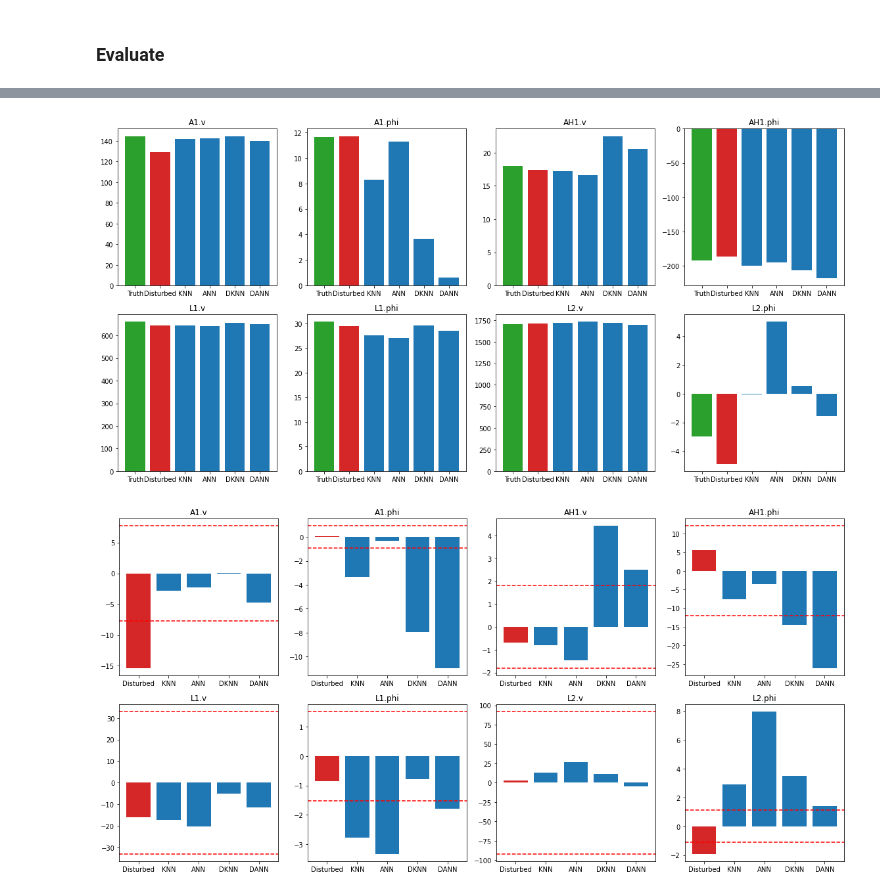
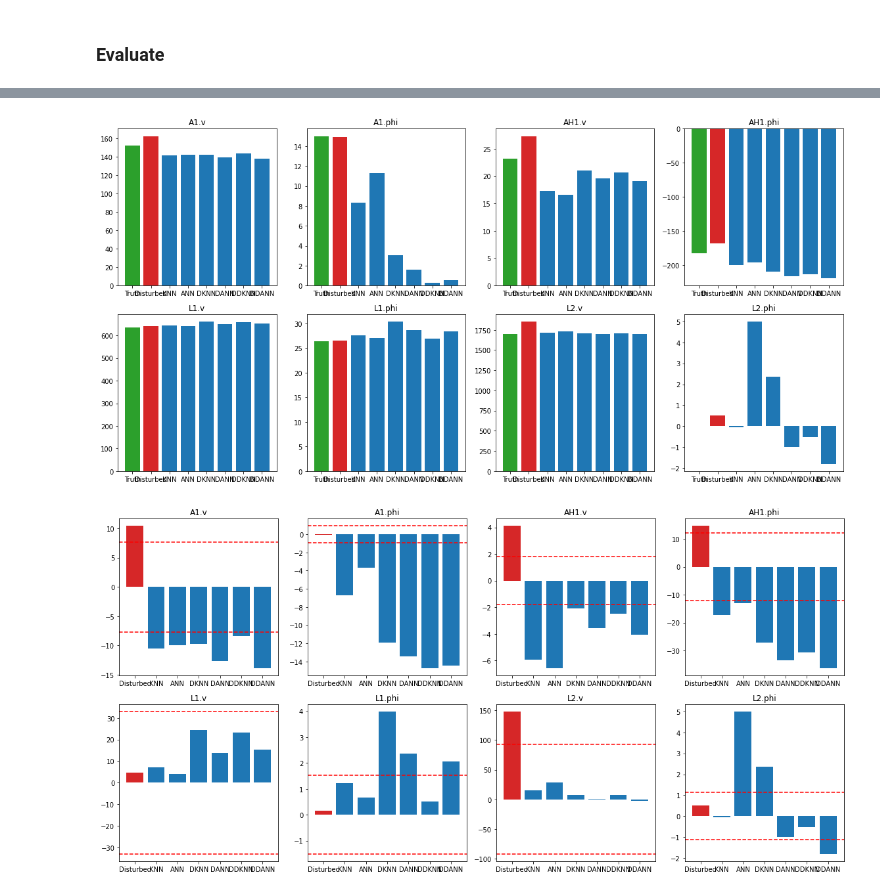
Before and after one commit to jank324/spectral-vd-euxfel, a Jupyter notebook: reverse.ipynb, the cells around one changed output, grey strips where cells are left out. Saved outputs shown, nothing was run; the diff lists cells and outputs as text; code cells hidden in the pictures.

Commit message:
Tested predicting disturbance rather than correct RF

```diff
--- a/reverse.ipynb
+++ b/reverse.ipynb
@@ -129,3 +129,22 @@ plt.plot(revann.history["loss"])
 plt.show()
 # %% [output]
 [figure]
+# %%
+path = f"{model_dir}/reverserfdeltadisturbedknn"
+if os.path.isdir(path):
+    revdeltadknn = spectralvd.ReverseRFDeltaDisturbedKNN.load(path)
+else:
+    revddeltaknn = spectralvd.ReverseRFDeltaDisturbedKNN(n_rf=8, n_neighbors=5, weights="uniform")
+    revddeltaknn.fit(hardrf_disturbed_train, formfactors_train, hardrf_train)
+    revddeltaknn.save(path)
+# %%
+path = f"{model_dir}/reverserfdeltadisturbedann"
+if os.path.isdir(path):
+    revdeltadann = spectralvd.ReverseRFDeltaDisturbedANN.load(path)
+else:
+    revdeltadann = spectralvd.ReverseRFDeltaDisturbedANN(n_rf=8)
+    revdeltadann.fit(hardrf_disturbed_train, formfactors_train, hardrf_train, epochs=1000, verbose=0)
+    revdeltadann.save(path)
+
+plt.plot(revann.history["loss"])
+plt.show()
@@ -150,13 +172,19 @@ knnderr = np.abs(hardrf_test - knndpred).mean(axis=0)
 anndpred = revdann.predict(hardrf_disturbed_test, formfactors_test)
 annderr = np.abs(hardrf_test - anndpred).mean(axis=0)
 
-vals = np.stack([knnerr, annerr, knnderr, annderr])
+knndeltadpred = revdeltadknn.predict(hardrf_disturbed_test, formfactors_test)
+knndeltaderr = np.abs(hardrf_test - knndeltadpred).mean(axis=0)
+
+anndeltadpred = revdeltadann.predict(hardrf_disturbed_test, formfactors_test)
+anndeltaderr = np.abs(hardrf_test - anndeltadpred).mean(axis=0)
+
+vals = np.stack([knnerr, annerr, knnderr, annderr, knndeltaderr, anndeltaderr])
 
 plt.figure(figsize=(16,8))
 for i in range(8):
     plt.subplot(2, 4, i+1)
     plt.title(rfparam_keys[i])
-    plt.bar(["KNN","ANN","DKNN","DANN"], vals[:,i])
+    plt.bar(["KNN","ANN","DKNN","DANN","DDKNN","DDANN"], vals[:,i])
     plt.axhline(max_hardrfs[i]*0.05, c="red", ls="--")
 plt.tight_layout()
 plt.show()
@@ -169,14 +197,16 @@ knnpred = revknn.predict(formfactors_test[sample:sample+1]).squeeze()
 annpred = revann.predict(formfactors_test[sample:sample+1]).squeeze()
 knndpred = revdknn.predict(hardrf_disturbed_test[sample:sample+1], formfactors_test[sample:sample+1]).squeeze()
 anndpred = revdann.predict(hardrf_disturbed_test[sample:sample+1], formfactors_test[sample:sample+1]).squeeze()
+knndeltadpred = revdeltadknn.predict(hardrf_disturbed_test[sample:sample+1], formfactors_test[sample:sample+1]).squeeze()
+anndeltadpred = revdeltadann.predict(hardrf_disturbed_test[sample:sample+1], formfactors_test[sample:sample+1]).squeeze()
 
-vals = np.stack([hardrf_test[i], hardrf_disturbed_test[i], knnpred, annpred, knndpred, anndpred])
+vals = np.stack([hardrf_test[i], hardrf_disturbed_test[i], knnpred, annpred, knndpred, anndpred, knndeltadpred, anndeltadpred])
 
 plt.figure(figsize=(16,8))
 for i in range(8):
     plt.subplot(2, 4, i+1)
     plt.title(rfparam_keys[i])
-    plt.bar(["Truth","Disturbed","KNN","ANN","DKNN","DANN"], vals[:,i], color=["tab:green","tab:red"]+["tab:blue"]*4)
+    plt.bar(["Truth","Disturbed","KNN","ANN","DKNN","DANN","DDKNN","DDANN"], vals[:,i], color=["tab:green","tab:red"]+["tab:blue"]*6)
 plt.tight_layout()
 plt.show()
 
@@ -184,7 +214,7 @@ plt.figure(figsize=(16,8))
 for i in range(8):
     plt.subplot(2, 4, i+1)
     plt.title(rfparam_keys[i])
-    plt.bar(["Disturbed","KNN","ANN","DKNN","DANN"], vals[1:,i]-vals[0,i], color=["tab:red"]+["tab:blue"]*4)
+    plt.bar(["Disturbed","KNN","ANN","DKNN","DANN","DDKNN","DDANN"], vals[1:,i]-vals[0,i], color=["tab:red"]+["tab:blue"]*6)
     plt.axhline(max_hardrfs[i]*0.05, c="red", ls="--")
     plt.axhline(-max_hardrfs[i]*0.05, c="red", ls="--")
 plt.tight_layout()
@@ -195,30 +225,32 @@ plt.show()
 # %%
 sample = 42
 
 knnpred = revknn.predict(formfactors_test[sample:sample+1]).squeeze()
 annpred = revann.predict(formfactors_test[sample:sample+1]).squeeze()
 knndpred = revdknn.predict(hardrf_disturbed_test[sample:sample+1], formfactors_test[sample:sample+1]).squeeze()
 anndpred = revdann.predict(hardrf_disturbed_test[sample:sample+1], formfactors_test[sample:sample+1]).squeeze()
+knndeltadpred = revdeltadknn.predict(hardrf_disturbed_test[sample:sample+1], formfactors_test[sample:sample+1]).squeeze()
+anndeltadpred = revdeltadann.predict(hardrf_disturbed_test[sample:sample+1], formfactors_test[sample:sample+1]).squeeze()
 
-vals = np.stack([hardrf_test[i], hardrf_disturbed_test[i], knnpred, annpred, knndpred, anndpred])
+vals = np.stack([hardrf_test[i], hardrf_disturbed_test[i], knnpred, annpred, knndpred, anndpred, knndeltadpred, anndeltadpred])
 
 plt.figure(figsize=(16,8))
 for i in range(8):
     plt.subplot(2, 4, i+1)
     plt.title(rfparam_keys[i])
-    plt.bar(["Truth","Disturbed","KNN","ANN","DKNN","DANN"], vals[:,i], color=["tab:green","tab:red"]+["tab:blue"]*4)
+    plt.bar(["Truth","Disturbed","KNN","ANN","DKNN","DANN","DDKNN","DDANN"], vals[:,i], color=["tab:green","tab:red"]+["tab:blue"]*6)
 plt.tight_layout()
 plt.show()
 
 plt.figure(figsize=(16,8))
 for i in range(8):
     plt.subplot(2, 4, i+1)
     plt.title(rfparam_keys[i])
-    plt.bar(["Disturbed","KNN","ANN","DKNN","DANN"], vals[1:,i]-vals[0,i], color=["tab:red"]+["tab:blue"]*4)
+    plt.bar(["Disturbed","KNN","ANN","DKNN","DANN","DDKNN","DDANN"], vals[1:,i]-vals[0,i], color=["tab:red"]+["tab:blue"]*6)
     plt.axhline(max_hardrfs[i]*0.05, c="red", ls="--")
     plt.axhline(-max_hardrfs[i]*0.05, c="red", ls="--")
 plt.tight_layout()
 plt.show()
 # %% [output]
-[figure, old version]
+[figure, new version]
-[figure, old version]
+[figure, new version]
```
Also changed, not shown: parts of 3 cells of this notebook, 1 other file.
